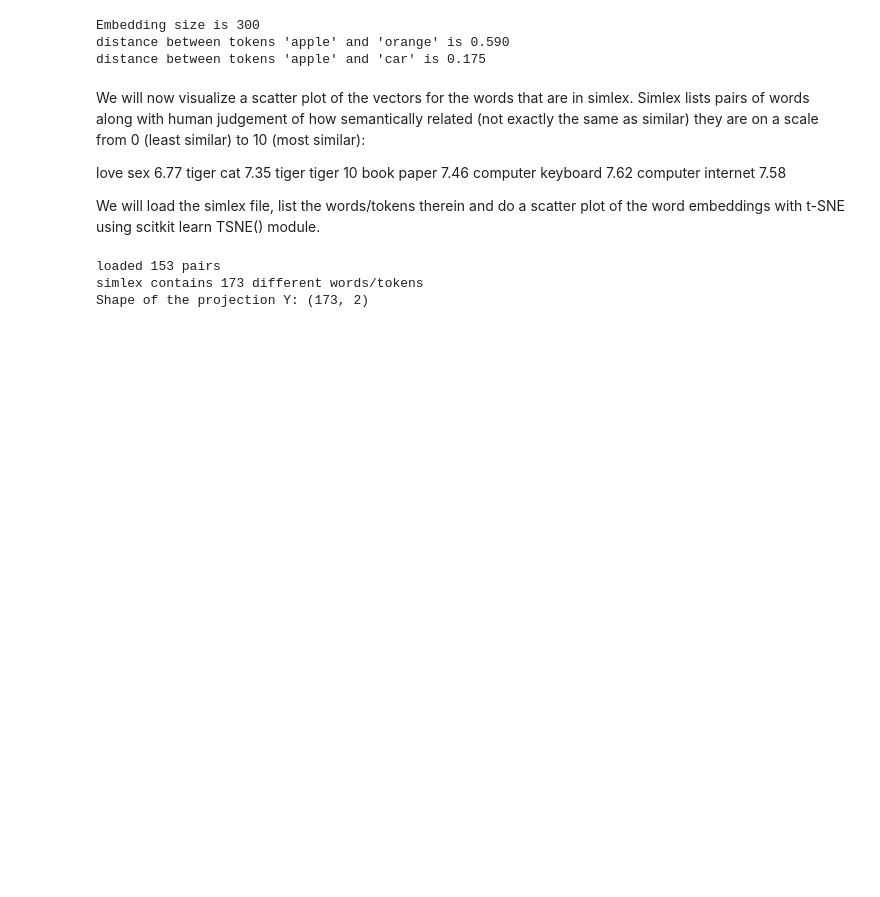
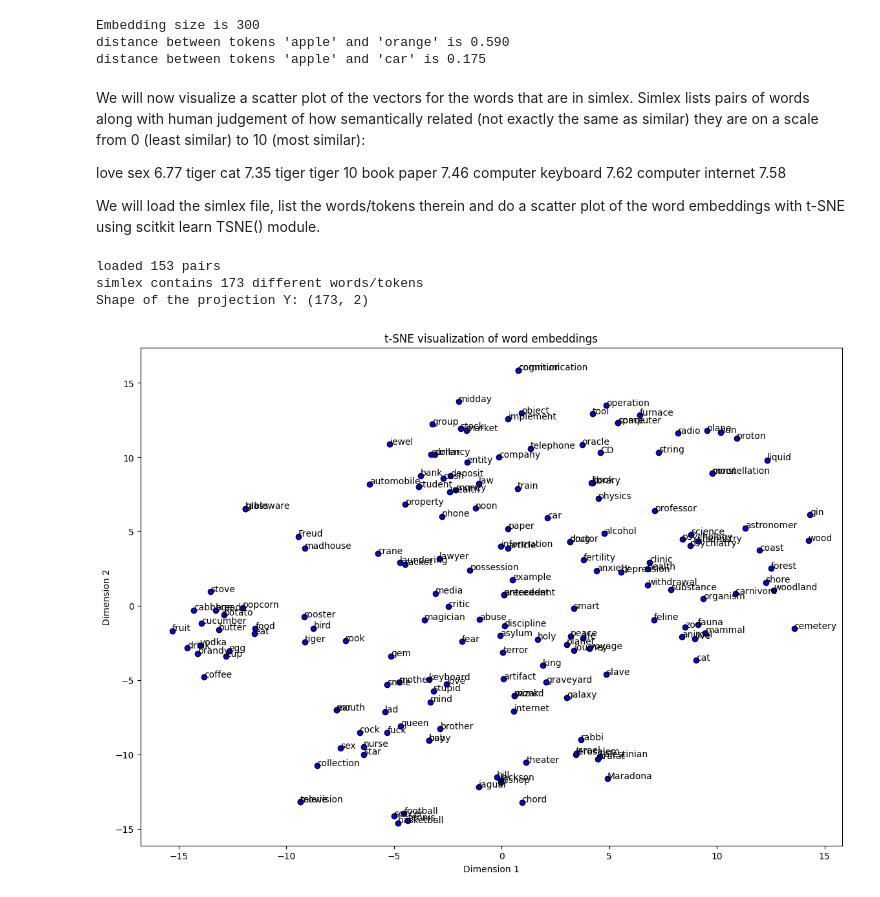
Before and after one commit to katzkid/NaturalLanguageProcessing, a Jupyter notebook: msd-lecture-1.ipynb, the cells around one changed output. Saved outputs shown, nothing was run; the diff lists cells and outputs as text; code cells hidden in the pictures; blank space fills up the shorter version.

```diff
--- a/msd-lecture-1.ipynb
+++ b/msd-lecture-1.ipynb
@@ -459,6 +463,19 @@ print('Shape of the projection Y:', Y.shape)
 loaded 153 pairs
 simlex contains 173 different words/tokens
 Shape of the projection Y: (173, 2)
+# %%
+plt.figure(figsize=(14, 10))
+plt.scatter(Y[:, 0], Y[:, 1], c='blue', edgecolor='k')
+
+for i, word in enumerate(wordlist):
+    plt.annotate(word, xy=(Y[i, 0], Y[i, 1]))
+
+plt.title('t-SNE visualization of word embeddings')
+plt.xlabel('Dimension 1')
+plt.ylabel('Dimension 2')
+plt.show()
+# %% [output]
+[figure, added]
 # %%
 #
 # TODO: visualize the scatter plot of points in Y, printing the corresponding words. This can be done with
```
Also changed, not shown: parts of 5 cells of this notebook, 1 other file.
